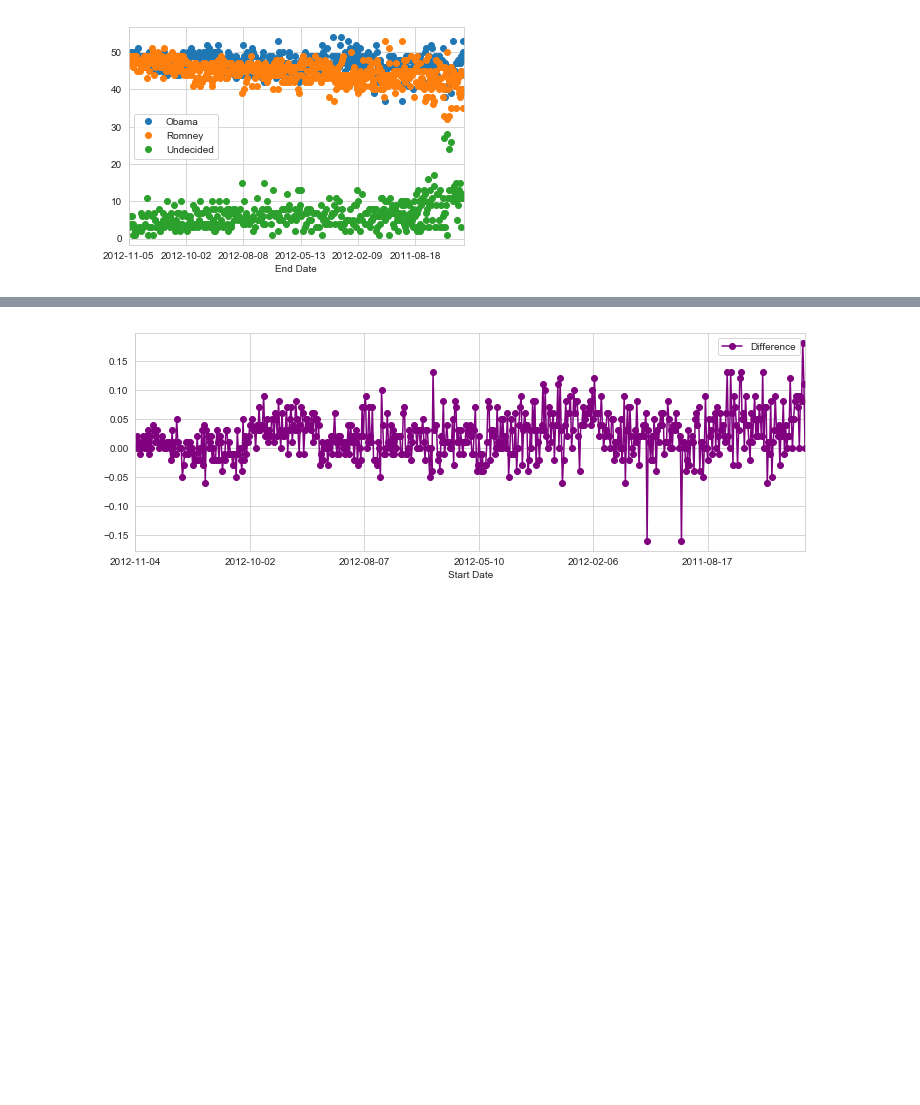
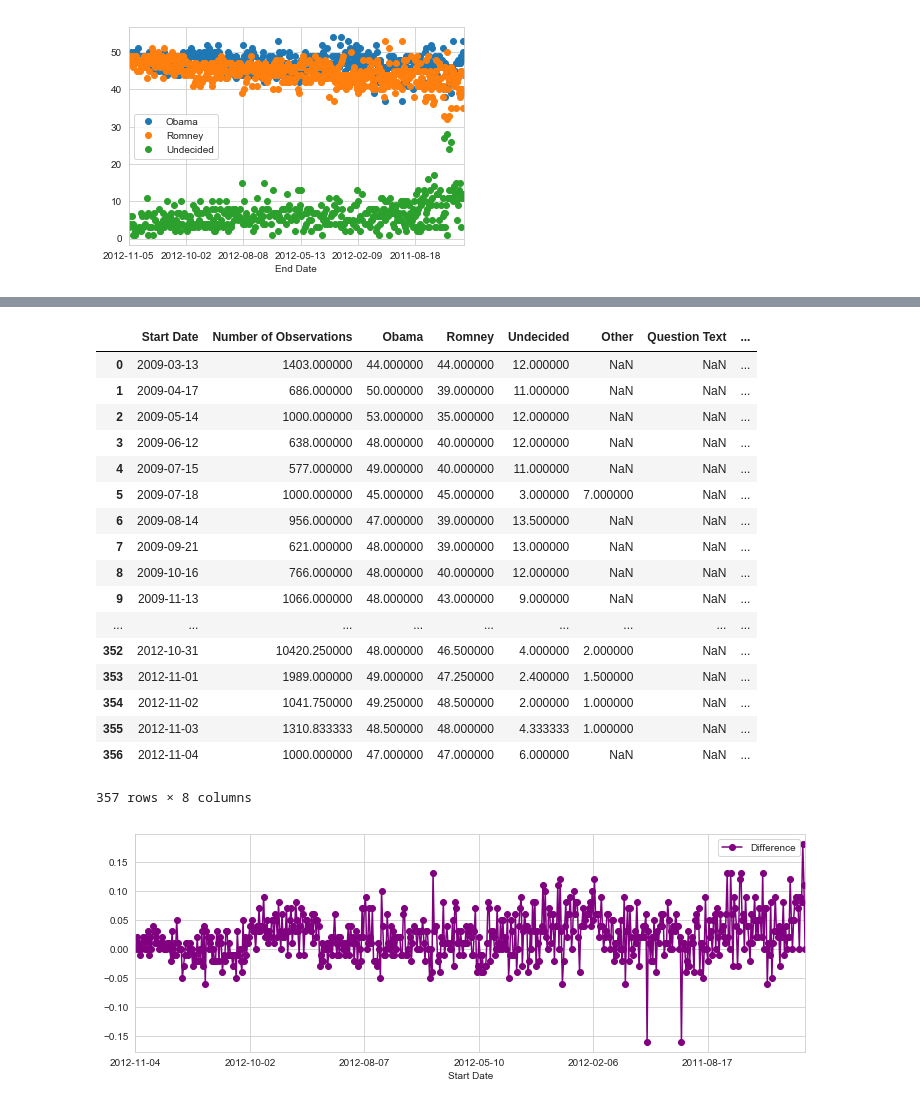
Before and after one commit to Mixsa12/Learning, a Jupyter notebook: Election_Data_Udemy/Election_Data.ipynb, the cells around one changed output, grey strips where cells are left out. Saved outputs shown, nothing was run; the diff lists cells and outputs as text; code cells hidden in the pictures; blank space fills up the shorter version.

```diff
--- a/Election_Data_Udemy/Election_Data.ipynb
+++ b/Election_Data_Udemy/Election_Data.ipynb
@@ -105,6 +105,27 @@ poll_df.head()
 | 2 | Gravis Marketing | 2012-11-03 | 2012-11-05 | 2012-11-06T09:22:02Z | 872.0 | Likely Voters | Automated Phone | ... |
 | 3 | IBD/TIPP | 2012-11-03 | 2012-11-05 | 2012-11-06T08:51:48Z | 712.0 | Likely Voters | Live Phone | ... |
 | 4 | Rasmussen | 2012-11-03 | 2012-11-05 | 2012-11-06T08:47:50Z | 1500.0 | Likely Voters | Automated Phone | ... |
+# %%
+poll_df.groupby(["Start Date"] ,as_index=False).mean()
+# %% [output]
+|  | Start Date | Number of Observations | Obama | Romney | Undecided | Other | Question Text | ... |
+| 0 | 2009-03-13 | 1403.000000 | 44.000000 | 44.000000 | 12.000000 | NaN | NaN | ... |
+| 1 | 2009-04-17 | 686.000000 | 50.000000 | 39.000000 | 11.000000 | NaN | NaN | ... |
+| 2 | 2009-05-14 | 1000.000000 | 53.000000 | 35.000000 | 12.000000 | NaN | NaN | ... |
+| 3 | 2009-06-12 | 638.000000 | 48.000000 | 40.000000 | 12.000000 | NaN | NaN | ... |
+| 4 | 2009-07-15 | 577.000000 | 49.000000 | 40.000000 | 11.000000 | NaN | NaN | ... |
+| 5 | 2009-07-18 | 1000.000000 | 45.000000 | 45.000000 | 3.000000 | 7.000000 | NaN | ... |
+| 6 | 2009-08-14 | 956.000000 | 47.000000 | 39.000000 | 13.500000 | NaN | NaN | ... |
+| 7 | 2009-09-21 | 621.000000 | 48.000000 | 39.000000 | 13.000000 | NaN | NaN | ... |
+| 8 | 2009-10-16 | 766.000000 | 48.000000 | 40.000000 | 12.000000 | NaN | NaN | ... |
+| 9 | 2009-11-13 | 1066.000000 | 48.000000 | 43.000000 | 9.000000 | NaN | NaN | ... |
+| ... | ... | ... | ... | ... | ... | ... | ... | ... |
+| 352 | 2012-10-31 | 10420.250000 | 48.000000 | 46.500000 | 4.000000 | 2.000000 | NaN | ... |
+| 353 | 2012-11-01 | 1989.000000 | 49.000000 | 47.250000 | 2.400000 | 1.500000 | NaN | ... |
+| 354 | 2012-11-02 | 1041.750000 | 49.250000 | 48.500000 | 2.000000 | 1.000000 | NaN | ... |
+| 355 | 2012-11-03 | 1310.833333 | 48.500000 | 48.000000 | 4.333333 | 1.000000 | NaN | ... |
+| 356 | 2012-11-04 | 1000.000000 | 47.000000 | 47.000000 | 6.000000 | NaN | NaN | ... |
+357 rows × 8 columns
 # %%
 fig = poll_df.plot('Start Date','Difference',figsize=(12,4),marker='o',linestyle='-',color='purple')
 # %% [output]
```
Also changed, not shown: 5 other files.
